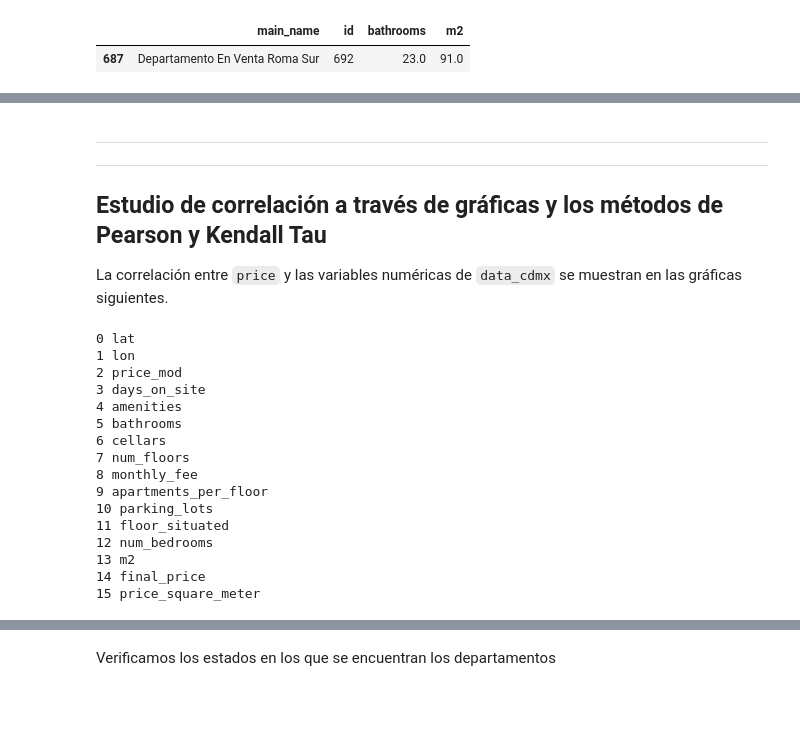
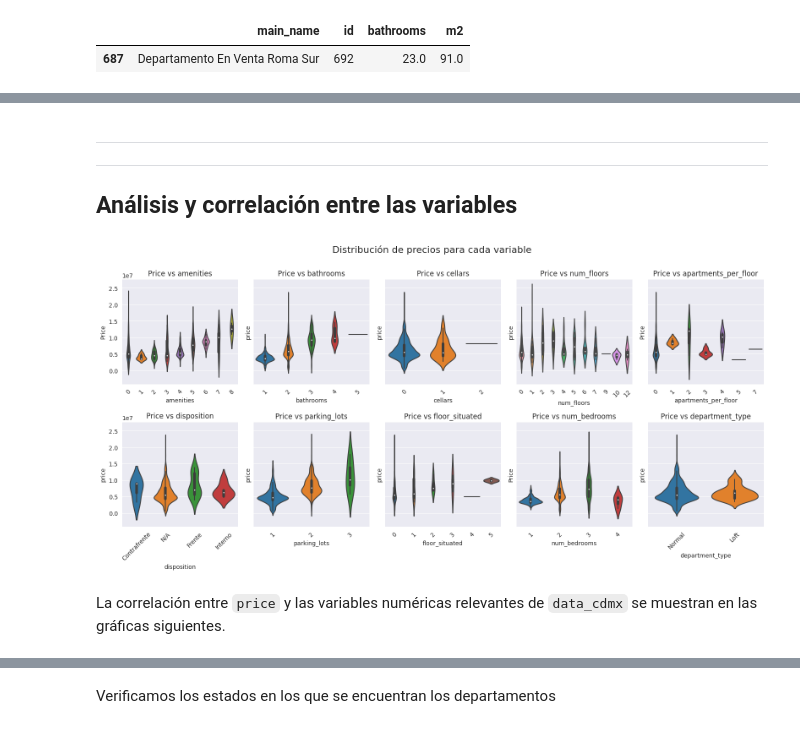
Before and after one commit to joshbrx/DataScience_challenge, a Jupyter notebook: Departamentos_en_la_CDMX.ipynb, the cells around one changed output, grey strips where cells are left out. Drawn from its saved outputs; the diff is of its cells as text; code cells hidden in the pictures; blank space fills up the shorter version.

```diff
--- a/Departamentos_en_la_CDMX.ipynb
+++ b/Departamentos_en_la_CDMX.ipynb
@@ -200,12 +202,15 @@ data_cdmx["amenities"] = df["amenities"].fillna(0)
 # falta caso cuando no incluye almacén, completamos con 0
 data_cdmx["cellars"] = df["cellars"].fillna(0)
 
+# falta casos cuando el edificio es de un solo piso o cuando el departamento está en planta baja, rellenamos valores con 0
+data_cdmx["num_floors"] = data_cdmx['num_floors'].fillna(0)
+
 # falta caso cuando no hay gastos de mantenimiento, completamos valores con 0 MXN y limpiamos datos
 data_cdmx["monthly_fee"] = df["monthly_fee"].fillna("0 MXN")
 data_cdmx['monthly_fee'] = data_cdmx['monthly_fee'].apply(lambda x: int(re.search(r'\d+', x).group()))
 
-# falta caso cuando no hay informacion, que rellenamos valores con 1 considerandolo el mínimo de departamentos por piso
-data_cdmx["apartments_per_floor"] = df["apartments_per_floor"].fillna(1)
+# falta caso cuando no hay informacion, que rellenamos valores con 0
+data_cdmx["apartments_per_floor"] = df["apartments_per_floor"].fillna(0)
 
 # falta caso cuando no se proporciona información, rellenamos valores con N/A
 data_cdmx["disposition"] = df["disposition"].fillna("N/A")
@@ -258,34 +265,41 @@ memory usage: 206.7+ KB
+# %% [markdown]
+
+
+---
+
+
+
+---
+
+
+## Análisis y correlación entre las variables
+# %%
+sns.set_style("darkgrid")
+
+def violin_plot(df, variables, n_rows, n_cols, figsize=(14,14)):
+    fig, axs = plt.subplots(n_rows, n_cols, sharex=False, sharey=True, figsize=figsize)
+    axs_flat = axs.flatten()
+
+    for i, var in enumerate(variables):
+        asset = df.loc[:,var]
+        sns.violinplot(x=asset, y=df["price"], ax=axs_flat[i])
+        # axs_flat[i].(asset, df["price"], c=cmap((i/10)%1), s=8)
+        axs_flat[i].set_xlabel("{}".format(var))
+        axs_flat[i].set_title("Price vs "+ var)
+        if (i % 4) == 0 : axs_flat[i].set_ylabel("Price")
+        plt.setp(axs_flat[i].get_xticklabels(), rotation=45)
+    plt.suptitle("Distribución de precios para cada variable\n", fontsize=16)
+    fig.tight_layout()
+    plt.show()
+# %%
+variables = data_cdmx[['amenities', 'bathrooms', 'cellars', 'num_floors',
+       'apartments_per_floor', "disposition", 'parking_lots', 'floor_situated',
+       'num_bedrooms', "department_type"]]
+# variables = data_cdmx.columns[['Number_of_Rooms','House_Inside_Area','Population','Population_Density(km2)','Altitude_min(m)', 'Avg_Temperature','Number_of_Schools','Number_of_Hospital','Region_Area(km2)','Precipitation','Avg_Monthly_Salary','Avg_Age']]
+
+violin_plot(data_cdmx, variables, 2, 5, figsize=(16,8))
+# %% [output]
+[figure, added]
 # %% [markdown]
-
-
----
-
-
-
----
-
-
-## Estudio de correlación a través de gráficas y los métodos de Pearson y Kendall Tau
-
-La correlación entre `price` y las variables numéricas de `data_cdmx` se muestran en las gráficas siguientes.
+La correlación entre `price` y las variables numéricas relevantes de `data_cdmx` se muestran en las gráficas siguientes.
-# %%
-for i, var in enumerate(variables):
-    print(i, var)
-# %% [output]
-0 lat
-1 lon
-2 price_mod
-3 days_on_site
-4 amenities
-5 bathrooms
-6 cellars
-7 num_floors
-8 monthly_fee
-9 apartments_per_floor
-10 parking_lots
-11 floor_situated
-12 num_bedrooms
-13 m2
-14 final_price
-15 price_square_meter
 # %%
```
Also changed, not shown: parts of 19 cells of this notebook.
